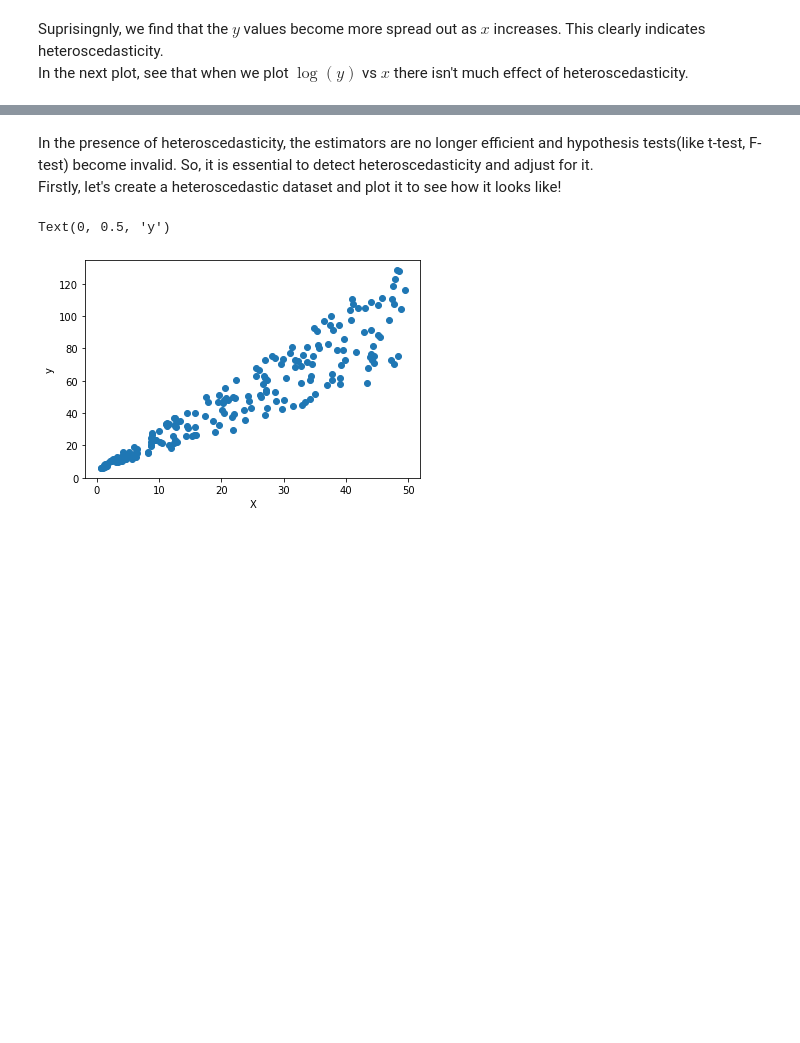
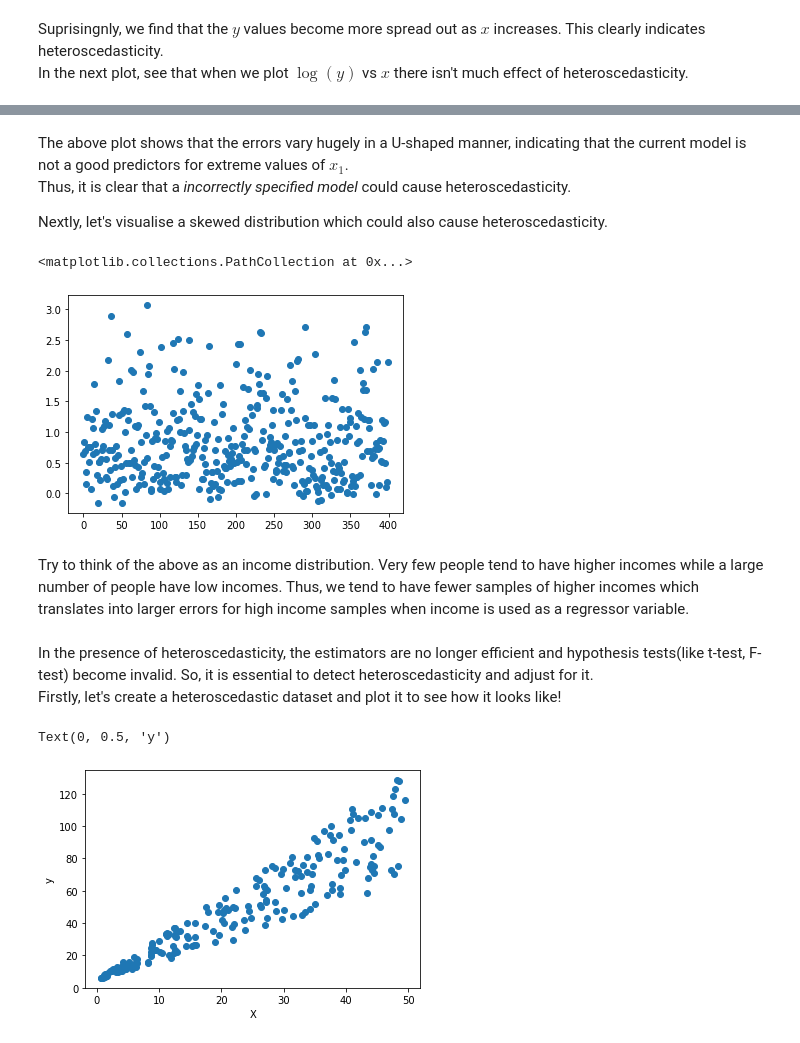
Before and after one commit to PetalsOnWind/Statistics-and-Econometrics-for-Data-Science, a Jupyter notebook: notebooks/Heteroscedasticty.ipynb, the cells around one changed output, grey strips where cells are left out. Drawn from its saved outputs; the diff is of its cells as text; code cells hidden in the pictures; blank space fills up the shorter version.

```diff
--- a/notebooks/Heteroscedasticty.ipynb
+++ b/notebooks/Heteroscedasticty.ipynb
@@ -78,3 +100,16 @@ Here we will generate a example of how a wrongly specified model causes heterosc
+# %% [markdown]
+The above plot shows that the errors vary hugely in a U-shaped manner, indicating that the current model is not a good predictors for extreme values of $x_1$.
+Thus, it is clear that a *incorrectly specified model* could cause heteroscedasticity.
+
+Nextly, let's visualise a skewed distribution which could also cause heteroscedasticity.
+# %%
+skewedDist = skewnorm.rvs(a = 15, size= 400)
+plt.scatter(range(len(skewedDist)), skewedDist)
+# %% [output]
+<matplotlib.collections.PathCollection at 0x...>
+[figure, added]
+# %% [markdown]
+Try to think of the above as an income distribution. Very few people tend to have higher incomes while a large number of people have low incomes. Thus, we tend to have fewer samples of higher incomes which translates into larger errors for high income samples when income is used as a regressor variable.
 # %% [markdown]
 In the presence of heteroscedasticity, the estimators are no longer efficient and hypothesis tests(like t-test, F-test) become invalid. So, it is essential to detect heteroscedasticity and adjust for it.
 Firstly, let's create a heteroscedastic dataset and plot it to see how it looks like!
```
Also changed, not shown: parts of 8 cells of this notebook.
